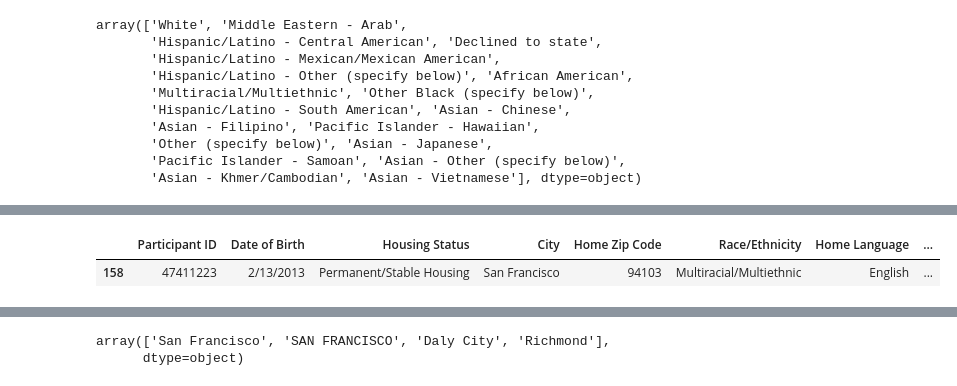
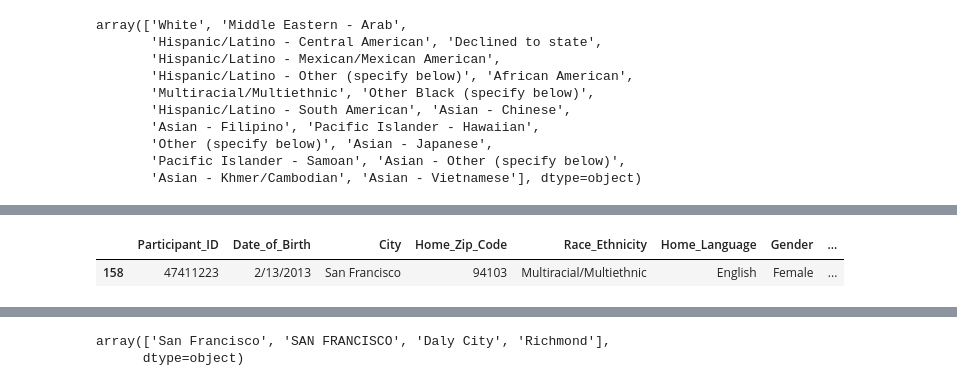
Before and after one commit to SladeMahoney/City_Surf_Project, a Jupyter notebook: Database/Student_demo_clean.ipynb, the cells around one changed output, grey strips where cells are left out. Drawn from its saved outputs; the diff is of its cells as text; code cells hidden in the pictures.

```diff
--- a/Database/Student_demo_clean.ipynb
+++ b/Database/Student_demo_clean.ipynb
@@ -64,7 +71,8 @@ Transgender              2
 Name: Gender Identity, dtype: int64
 # %%
 # Drop Uneccesary columns in Student Demographics
-students_df = students_df.drop(columns=['Agency ID','Person Type','Gender Identity','Registration','Specify Language','Street Address','Apt./Unit','State','Specify Ethnicity','SFUSD record? (y/n)', 'Status','Specify School Attending','Gender Identity Specify','Sexual Orientation/Sexual Identity Specify', 'Sexual Orientation/Sexual Identity', 'Gay/Lesbian/Bisexual', 'Educational Attainment','Sex at Birth'])
+students_df = students_df.drop(columns=['Agency ID','Person Type','Gender Identity','Registration','Specify Language','Housing Status','Street Address','Apt./Unit','State','Specify Ethnicity','SFUSD record? (y/n)', 'Status','Specify School Attending','Gender Identity Specify','Sexual Orientation/Sexual Identity Specify', 'Sexual Orientation/Sexual Identity', 'Gay/Lesbian/Bisexual',
+                                        'SFUSD Entry Date','Educational Attainment','Sex at Birth'])
 # %%
 students_df.columns
 # %% [output]
@@ -76,9 +84,9 @@ Index(['Person ID', 'Date of Birth', 'Housing Status', 'City', 'Zip',
 # %%
 # Change Zip to Home Zip Codes
 
-students_df= students_df.rename(columns={'Person ID':'Participant ID', 'Date of Birth':'Date of Birth', 'Housing Status': 'Housing Status', 'City':'City', 'Zip':'Home Zip Code',
-       'Race/Ethnicity':'Race/Ethnicity', 'Home Language':'Home Language', 'Gender':'Gender', 'School Attending':'School Attending',
-       'School Entry Date':'School Entry Date', 'SFUSD Entry Date':'SFUSD Entry Date', 'K-12 Grade Level (FY18-19)':'Grade Level (FY18-19)',
-       'K-12 Grade Level (FY19-20)':'Grade Level (FY19-20)', 'Agency Enrollment Date': 'CSP Enrollment Date'})
+students_df= students_df.rename(columns={'Person ID':'Participant_ID', 'Date of Birth':'Date_of_Birth', 'City':'City', 'Zip':'Home_Zip_Code',
+       'Race/Ethnicity':'Race_Ethnicity', 'Home Language':'Home_Language', 'Gender':'Gender', 'School Attending':'School_Attending',
+       'School Entry Date':'School_Entry_Date', 'SFUSD Entry Date':'SFUSD_Entry_Date', 'K-12 Grade Level (FY18-19)':'Grade_Level_FY18_19',
+       'K-12 Grade Level (FY19-20)':'Grade_Level_FY19_20', 'Agency Enrollment Date': 'CSP_Enrollment_Date'})
 # %%
 #Check Different Races/Ethnicities
@@ -115,7 +121,7 @@ CSP Enrollment Date      object
 dtype: object
 # %%
 # Fill Null values
-students_df['School Attending'].fillna('Unspecified', inplace=True)
+students_df['School_Attending'].fillna('Unspecified', inplace=True)
 # %%
 #see if there are any null values
 students_df.columns[students_df.isna().any()].value_counts()
@@ -163,8 +173,8 @@ Name: Grade Level (FY18-19), dtype: int64
 # %%
-dirty_row = students_df.loc[students_df["Grade Level (FY18-19)"] == "K"]
+dirty_row = students_df.loc[students_df["Grade_Level_FY18_19"] == "K"]
 dirty_row
 # %% [output]
-|  | Participant ID | Date of Birth | Housing Status | City | Home Zip Code | Race/Ethnicity | Home Language | ... |
-| 158 | 47411223 | 2/13/2013 | Permanent/Stable Housing | San Francisco | 94103 | Multiracial/Multiethnic | English | ... |
+|  | Participant_ID | Date_of_Birth | City | Home_Zip_Code | Race_Ethnicity | Home_Language | Gender | ... |
+| 158 | 47411223 | 2/13/2013 | San Francisco | 94103 | Multiracial/Multiethnic | English | Female | ... |
 # %%
 # Leave out row with value "K" for kindergarden
```
Also changed, not shown: parts of 34 cells of this notebook, 4 other files.
